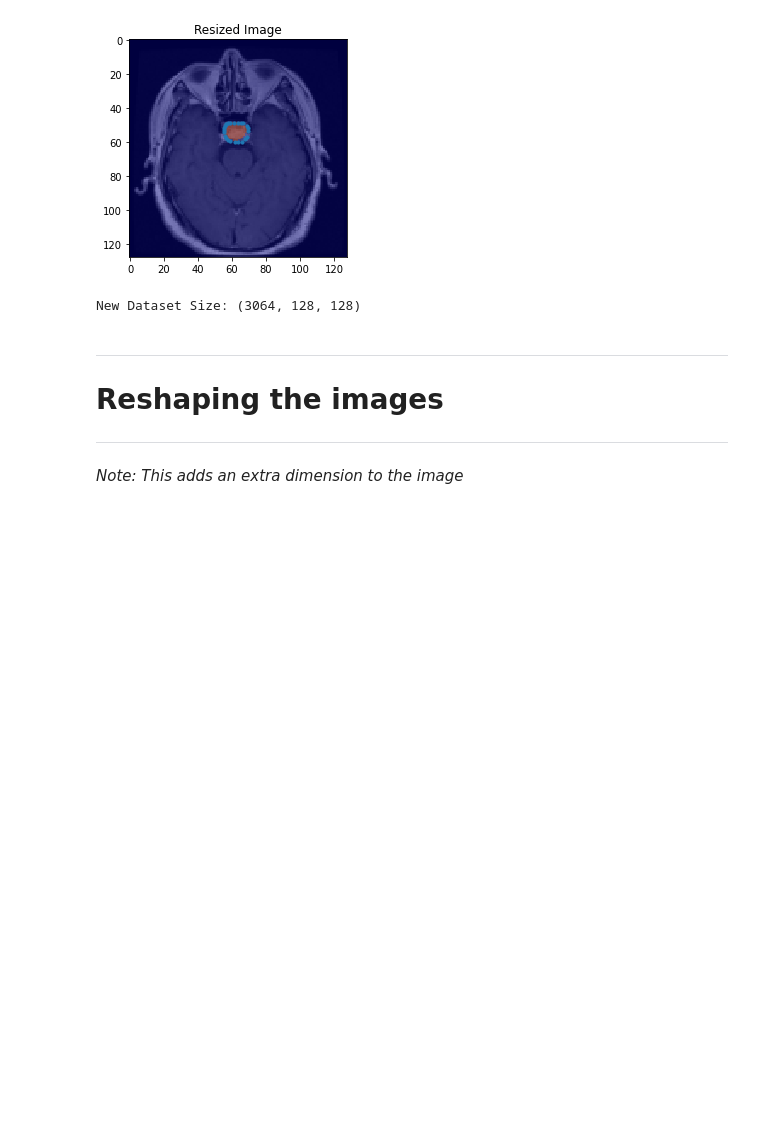
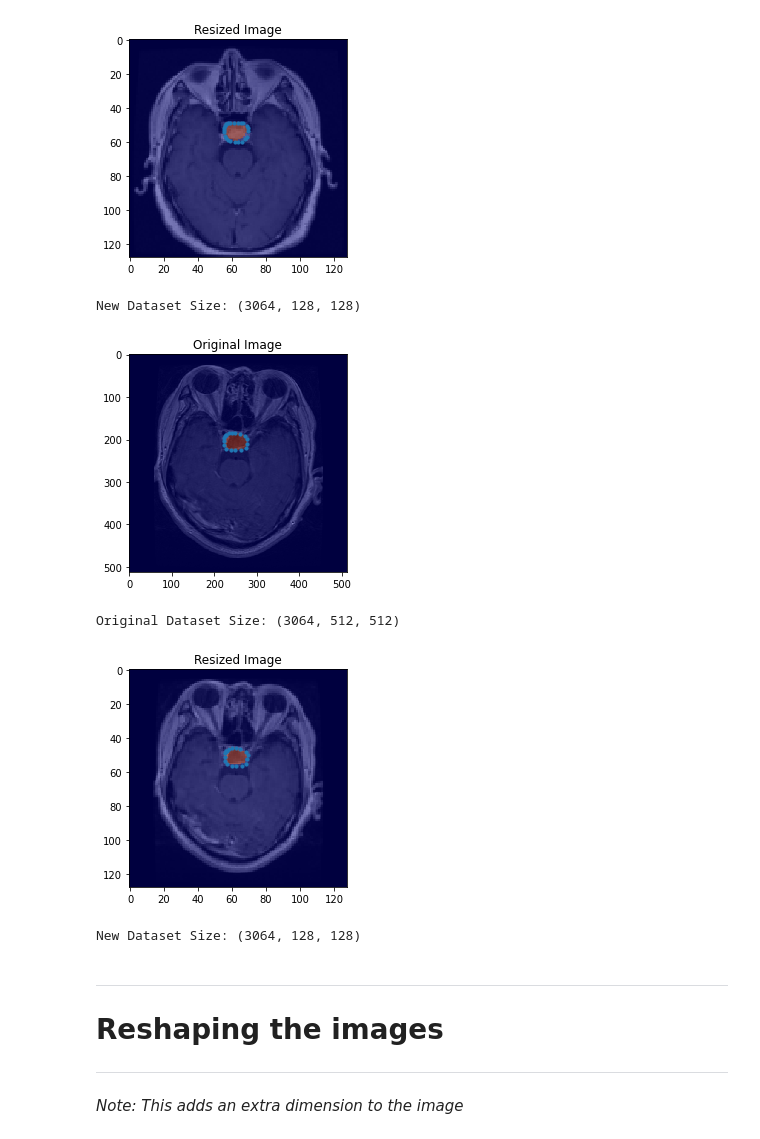
Before and after one commit to jw01324/COM3025, a Jupyter notebook: COM3025.ipynb, the cells around one changed output. Drawn from its saved outputs; the diff is of its cells as text; code cells hidden in the pictures; blank space fills up the shorter version.

```diff
--- a/COM3025.ipynb
+++ b/COM3025.ipynb
@@ -155,6 +155,36 @@ print("New Dataset Size: " + str(images_rs.shape))
 Original Dataset Size: (3064, 512, 512)
 [figure]
 New Dataset Size: (3064, 128, 128)
+# %%
+import matplotlib.pyplot as plt
+
+tumorBordersX = tumorBorders[323][::2]
+tumorBordersY = tumorBorders[323][1::2]
+tumorBordersX_rs = tumorBorders_rs[323][::2]
+tumorBordersY_rs = tumorBorders_rs[323][1::2]
+
+plt.figure()
+plt.title("Original Image")
+plt.imshow(images[323], 'gray', interpolation='none')
+plt.imshow(tumorMask[323], 'jet', interpolation='none', alpha=0.5)
+plt.scatter(tumorBordersX, tumorBordersY, s=10)
+plt.show()
+
+print("Original Dataset Size: " + str(images.shape))
+
+plt.figure()
+plt.title("Resized Image")
+plt.imshow(images_rs[323], 'gray', interpolation='none')
+plt.imshow(tumorMask_rs[323], 'jet', interpolation='none', alpha=0.5)
+plt.scatter(tumorBordersX_rs, tumorBordersY_rs, s=10)
+plt.show()
+
+print("New Dataset Size: " + str(images_rs.shape))
+# %% [output]
+[figure, added]
+Original Dataset Size: (3064, 512, 512)
+[figure, added]
+New Dataset Size: (3064, 128, 128)
 # %% [markdown]
 
 
```
Also changed, not shown: parts of 3 cells of this notebook.
